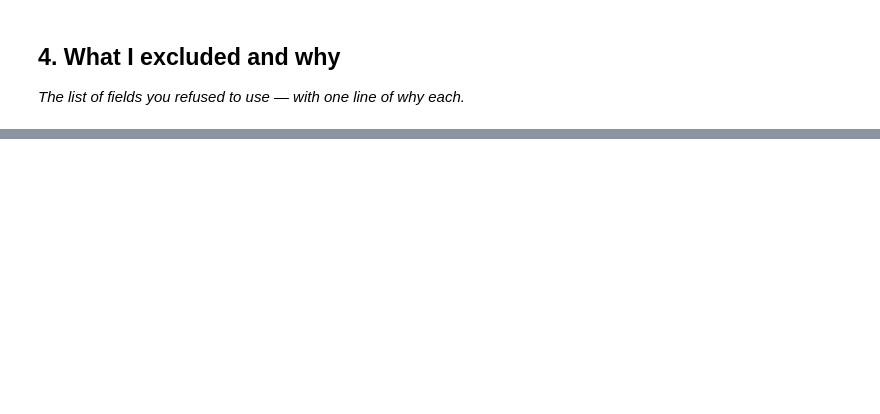
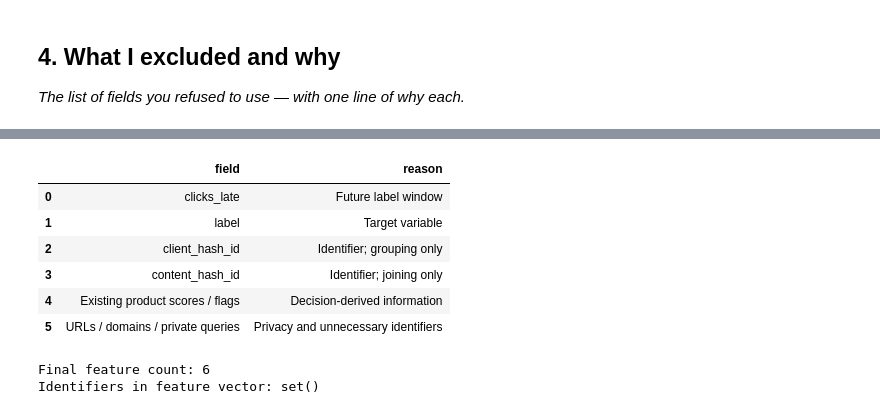
Before and after one commit to janaadarwish/flyrank-ml-internship, a Jupyter notebook: work/notebooks/w03_feature_leakage_check.ipynb, the cells around one changed output, grey strips where cells are left out. Cells and saved outputs as stored; diff of their text form; code cells hidden in the pictures; blank space fills up the shorter version.

```diff
--- a/work/notebooks/w03_feature_leakage_check.ipynb
+++ b/work/notebooks/w03_feature_leakage_check.ipynb
@@ -46,0 +331,35 @@ Before you submit, confirm each line honestly:
+# %%
+excluded_fields = pd.DataFrame({
+    "field": [
+        "clicks_late",
+        "label",
+        "client_hash_id",
+        "content_hash_id",
+        "Existing product scores / flags",
+        "URLs / domains / private queries"
+    ],
+    "reason": [
+        "Future label window",
+        "Target variable",
+        "Identifier; grouping only",
+        "Identifier; joining only",
+        "Decision-derived information",
+        "Privacy and unnecessary identifiers"
+    ]
+})
+
+display(excluded_fields)
+
+print("Final feature count:", len(FEATS))
+print("Identifiers in feature vector:",
+      set(FEATS) & {GROUP, "content_hash_id"})
+# %% [output]
+|  | field | reason |
+| 0 | clicks_late | Future label window |
+| 1 | label | Target variable |
+| 2 | client_hash_id | Identifier; grouping only |
+| 3 | content_hash_id | Identifier; joining only |
+| 4 | Existing product scores / flags | Decision-derived information |
+| 5 | URLs / domains / private queries | Privacy and unnecessary identifiers |
+Final feature count: 6
+Identifiers in feature vector: set()
```
Also changed, not shown: parts of 17 cells of this notebook.
